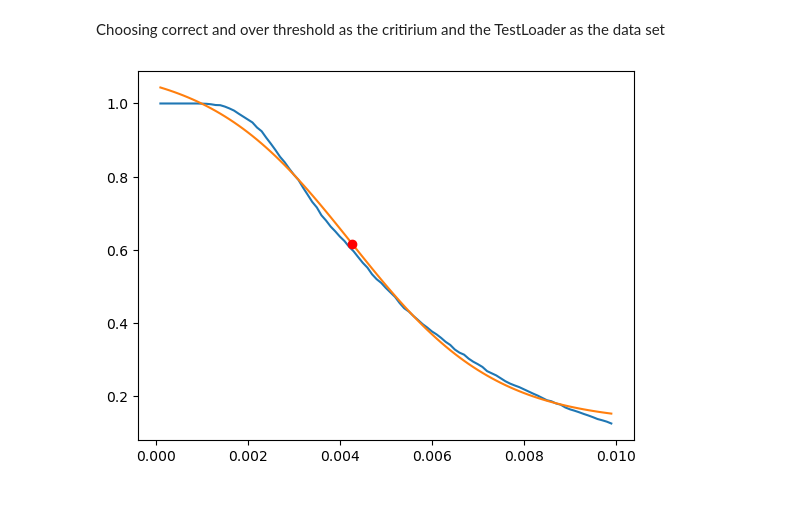
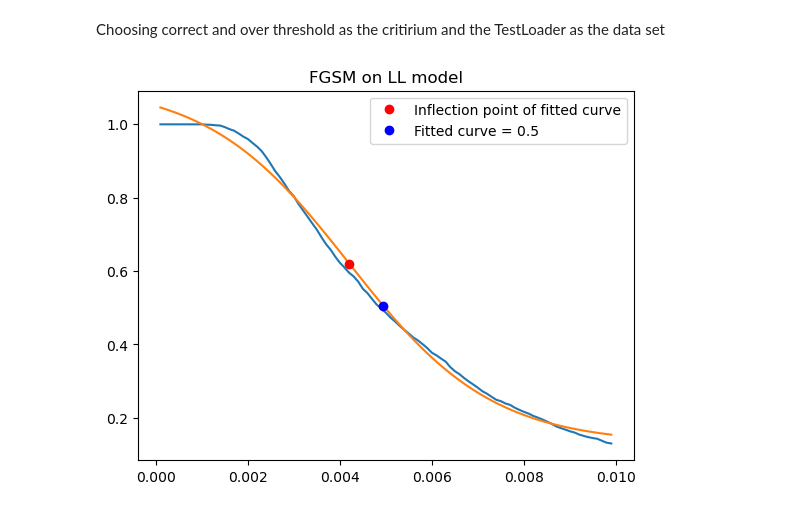
Before and after one commit to holzhauk/LocalLearning, a Jupyter notebook: notebooks/Mia .ipynb, the cells around one changed output. Cells and saved outputs as stored; diff of their text form; code cells hidden in the pictures.

```diff
--- a/notebooks/Mia .ipynb
+++ b/notebooks/Mia .ipynb
@@ -343,6 +400,6 @@ def criteps_ll(n):
 # %%
-ll, lleps = criteps_ll(3)
+accuracy, critical_eps, eps_half_max = criteps(n = 100, modeltype = "ll", plot = True)
 # %% [output]
-[figure, old version]
+[figure, new version]
 # %%
 #torch.save(ll,"../data/Mia_data/accuracy_through_FGSM_all_ll_models.pt")
```
Also changed, not shown: parts of 6 cells of this notebook.
